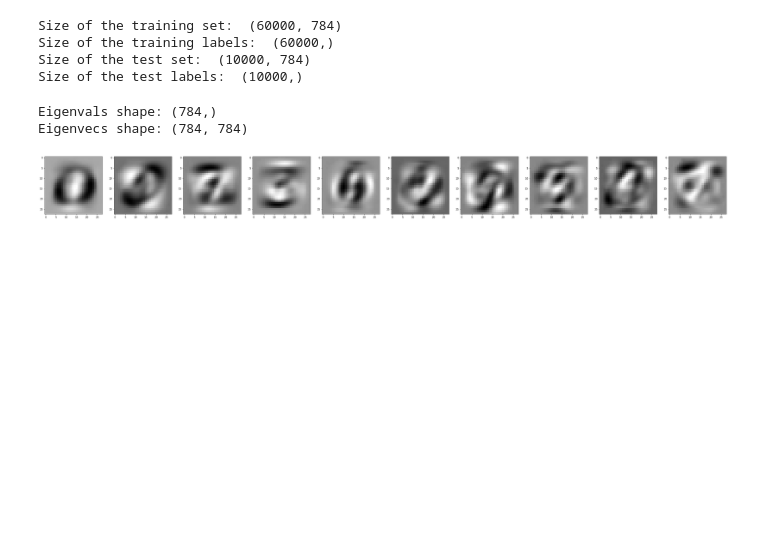
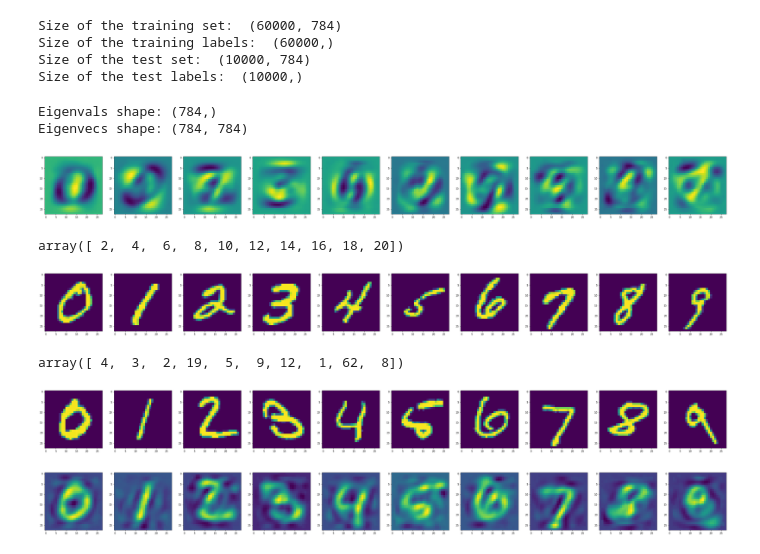
Before and after one commit to MemonAshfaq/EE5907_CA2, a Jupyter notebook: DigitRecognition.ipynb, the cells around one changed output. Cells and saved outputs as stored; diff of their text form; code cells hidden in the pictures; blank space fills up the shorter version.

```diff
--- a/DigitRecognition.ipynb
+++ b/DigitRecognition.ipynb
@@ -10,7 +9,7 @@ def showDigit(image):
     show()
 # %%
 FILES_DIR = '.\\MNIST_Data\\'
-TRAIN_FILE = 'train-images-idx3-ubyte'
+TRAIN_FILE = 'train-images.idx3-ubyte'
 TRAIN_LABEL = 'train-labels-idx1-ubyte'
 TEST_FILE = 't10k-images-idx3-ubyte'
 TEST_LABEL = 't10k-labels-idx1-ubyte'
@@ -72,8 +66,7 @@ def showDigit(image):
 # %%
-import matplotlib.pyplot as plt
 f,ax = plt.subplots(1,10,figsize=(50,50))
 for i in range(10):
-    ax[i].imshow(eigenValVec[i][1].reshape(28,28),cmap=cm.gray)
+    ax[i].imshow(eigenValVec[i][1].reshape(28,28))
 plt.show()
 # %% [output]
-[figure, old version]
+[figure, new version]
@@ -79,0 +75,11 @@ plt.show()
+# %%
+trainDigitList
+# %% [output]
+array([ 2,  4,  6,  8, 10, 12, 14, 16, 18, 20])
+# %%
+f,ax = plt.subplots(1,10,figsize=(50,50))
+for idx,digit in enumerate(trainDigitList):
+    ax[idx].imshow(trainingData[digit-1].reshape(28,28))
+plt.show()
+# %% [output]
+[figure, added]
@@ -79,0 +88,11 @@ plt.show()
+# %%
+testDigitList
+# %% [output]
+array([ 4,  3,  2, 19,  5,  9, 12,  1, 62,  8])
+# %%
+f,ax = plt.subplots(1,10,figsize=(50,50))
+for idx,digit in enumerate(testDigitList):
+    ax[idx].imshow(testData[digit-1].reshape(28,28))
+plt.show()
+# %% [output]
+[figure, added]
@@ -79,0 +110,7 @@ plt.show()
+# %%
+f,ax = plt.subplots(1,10,figsize=(50,50))
+for idx in range(10):
+    ax[idx].imshow(reconstructedTestDigits[idx].reshape(28,28))
+plt.show()
+# %% [output]
+[figure, added]
```
Also changed, not shown: parts of 6 cells of this notebook, 4 other files.
